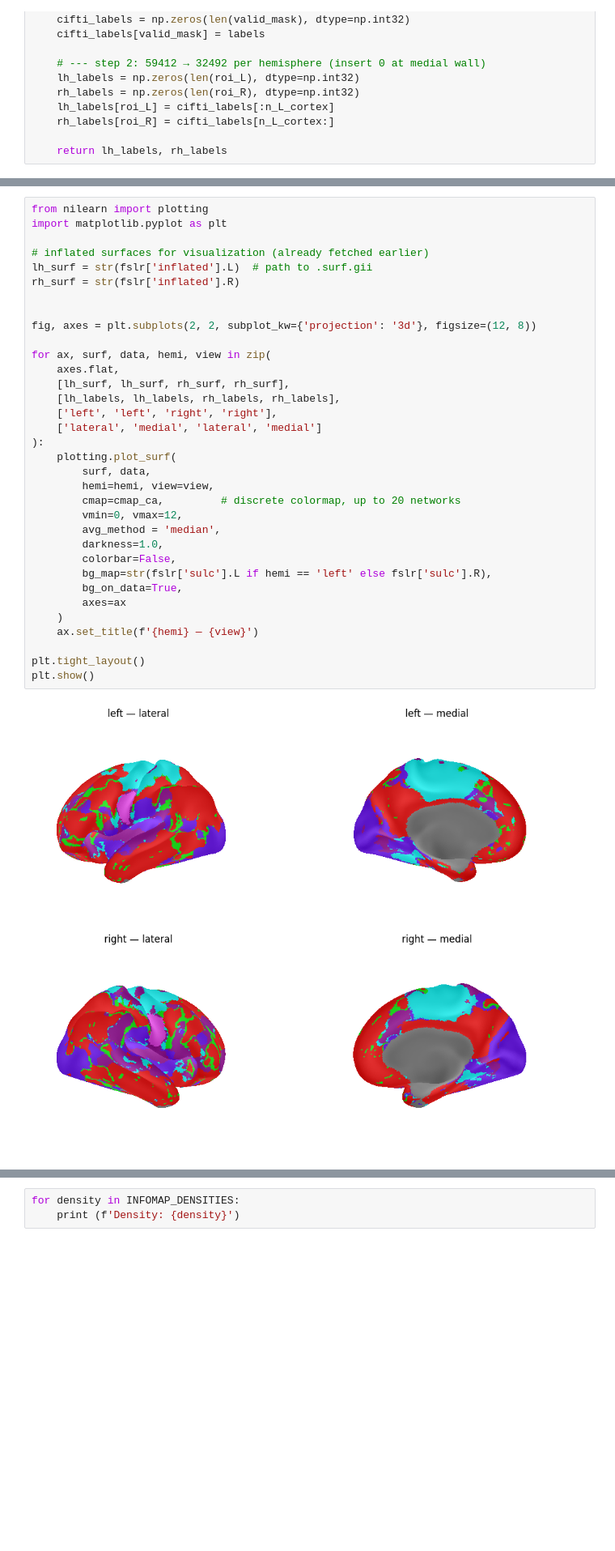
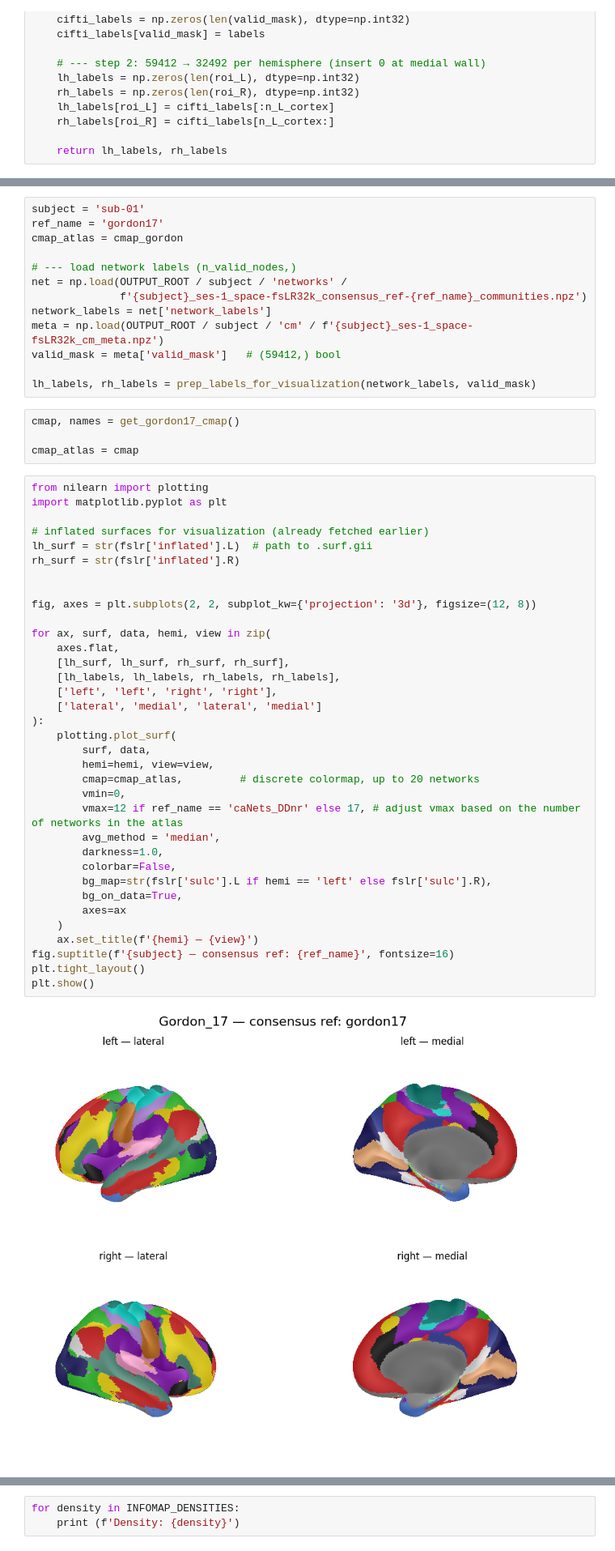
Before and after one commit to mrenke/parietal_patterns, a Jupyter notebook: nets_PFM/PFM_DDnr_space-fsLR_01.ipynb, the cells around one changed output, grey strips where cells are left out. Shown at 81% size. Cells and saved outputs as stored; diff of their text form; blank space fills up the shorter version.

Commit message:
PFM Gordon17 pipeline setup with Claude 01
Co-Authored-By: Claude Sonnet 4.6 <noreply@anthropic.com>

```diff
--- a/nets_PFM/PFM_DDnr_space-fsLR_01.ipynb
+++ b/nets_PFM/PFM_DDnr_space-fsLR_01.ipynb
@@ -153,36 +175,54 @@ lh_labels, rh_labels = prep_labels_for_visualization(network_labels, valid_mask)
+# %%
+subject = 'sub-01'
+ref_name = 'gordon17'
+cmap_atlas = cmap_gordon
+
+# --- load network labels (n_valid_nodes,)
+net = np.load(OUTPUT_ROOT / subject / 'networks' /
+              f'{subject}_ses-1_space-fsLR32k_consensus_ref-{ref_name}_communities.npz')
+network_labels = net['network_labels']
+meta = np.load(OUTPUT_ROOT / subject / 'cm' / f'{subject}_ses-1_space-fsLR32k_cm_meta.npz')
+valid_mask = meta['valid_mask']   # (59412,) bool
+
+lh_labels, rh_labels = prep_labels_for_visualization(network_labels, valid_mask)
+# %%
+cmap, names = get_gordon17_cmap()
+
+cmap_atlas = cmap
 # %%
 from nilearn import plotting
 import matplotlib.pyplot as plt
 
 # inflated surfaces for visualization (already fetched earlier)
 lh_surf = str(fslr['inflated'].L)  # path to .surf.gii
 rh_surf = str(fslr['inflated'].R)
 
 
 fig, axes = plt.subplots(2, 2, subplot_kw={'projection': '3d'}, figsize=(12, 8))
 
 for ax, surf, data, hemi, view in zip(
     axes.flat,
     [lh_surf, lh_surf, rh_surf, rh_surf],
     [lh_labels, lh_labels, rh_labels, rh_labels],
     ['left', 'left', 'right', 'right'],
     ['lateral', 'medial', 'lateral', 'medial']
 ):
     plotting.plot_surf(
         surf, data,
         hemi=hemi, view=view,
-        cmap=cmap_ca,         # discrete colormap, up to 20 networks
-        vmin=0, vmax=12,
+        cmap=cmap_atlas,         # discrete colormap, up to 20 networks
+        vmin=0,
+        vmax=12 if ref_name == 'caNets_DDnr' else 17, # adjust vmax based on the number of networks in the atlas
         avg_method = 'median',
         darkness=1.0,
         colorbar=False,
         bg_map=str(fslr['sulc'].L if hemi == 'left' else fslr['sulc'].R),
         bg_on_data=True,
         axes=ax
     )
     ax.set_title(f'{hemi} — {view}')
-
+fig.suptitle(f'{subject} — consensus ref: {ref_name}', fontsize=16)
 plt.tight_layout()
 plt.show()
 # %% [output]
-[figure, old version]
+[figure, new version]
```
Also changed, not shown: parts of 9 cells of this notebook, 12 other files.
